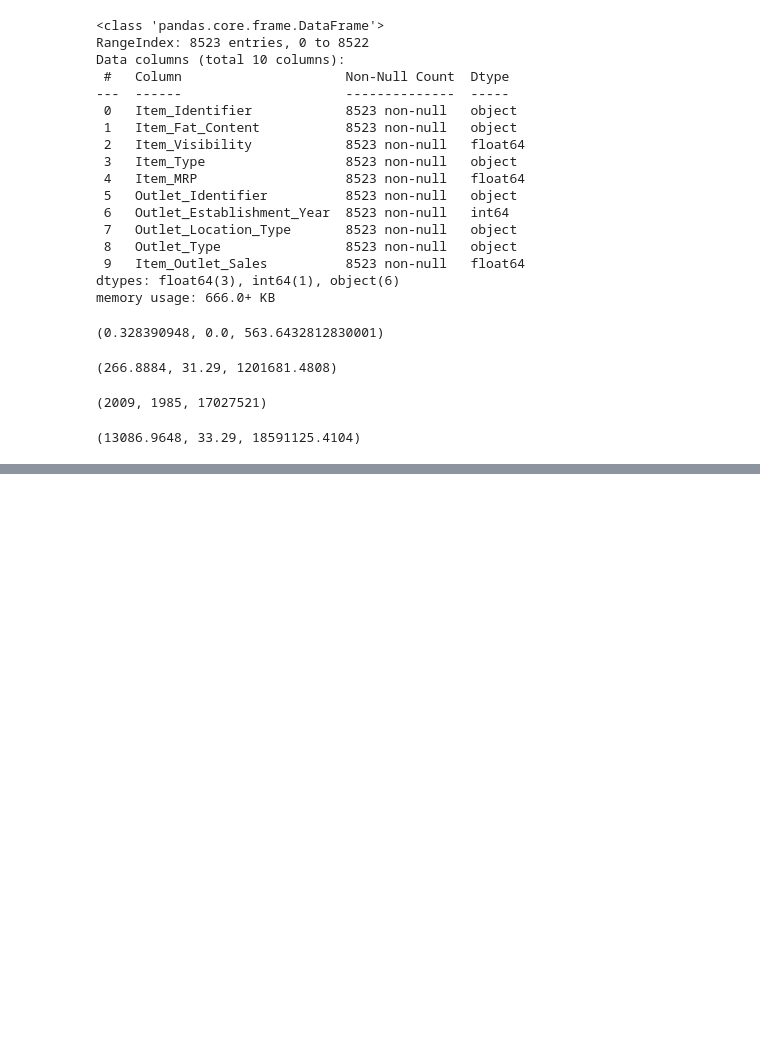
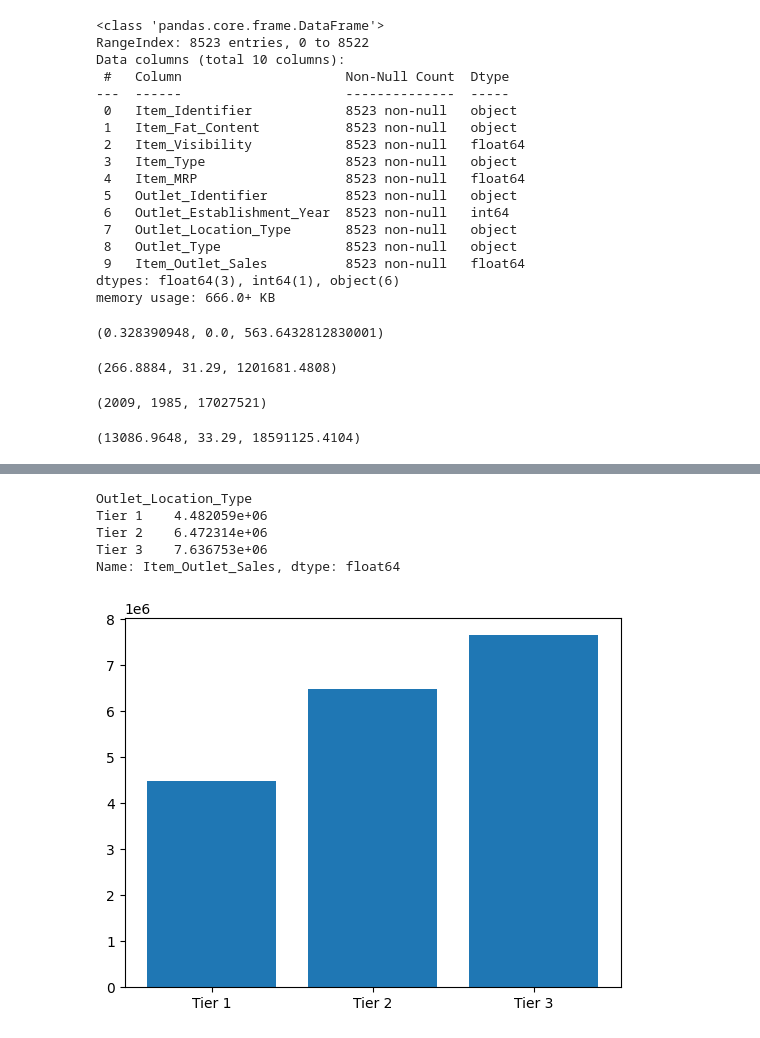
Before and after one commit to RodrigoFigueroa19/dojo_proyecto1, a Jupyter notebook: predicciones_de_ventas_de_alimentos.ipynb, the cells around one changed output, grey strips where cells are left out. Cells and saved outputs as stored; diff of their text form; code cells hidden in the pictures; blank space fills up the shorter version.

```diff
--- a/predicciones_de_ventas_de_alimentos.ipynb
+++ b/predicciones_de_ventas_de_alimentos.ipynb
@@ -223,0 +306,17 @@ df["Item_Outlet_Sales"].max(),df["Item_Outlet_Sales"].min(),df["Item_Outlet_Sale
+# %%
+VentaXoutlet  = df.groupby('Outlet_Location_Type')['Item_Outlet_Sales'].sum()
+VentaXfat     = df.groupby('Item_Fat_Content')['Item_Outlet_Sales'].sum()
+
+VentaXoutlet
+# %% [output]
+Outlet_Location_Type
+Tier 1    4.482059e+06
+Tier 2    6.472314e+06
+Tier 3    7.636753e+06
+Name: Item_Outlet_Sales, dtype: float64
+# %%
+ventas = df.groupby('Outlet_Location_Type')['Item_Outlet_Sales'].sum()  # ventas y location
+
+plt.bar(ventas.index, ventas.values);
+# %% [output]
+[figure, added]
```
Also changed, not shown: parts of 9 cells of this notebook.
